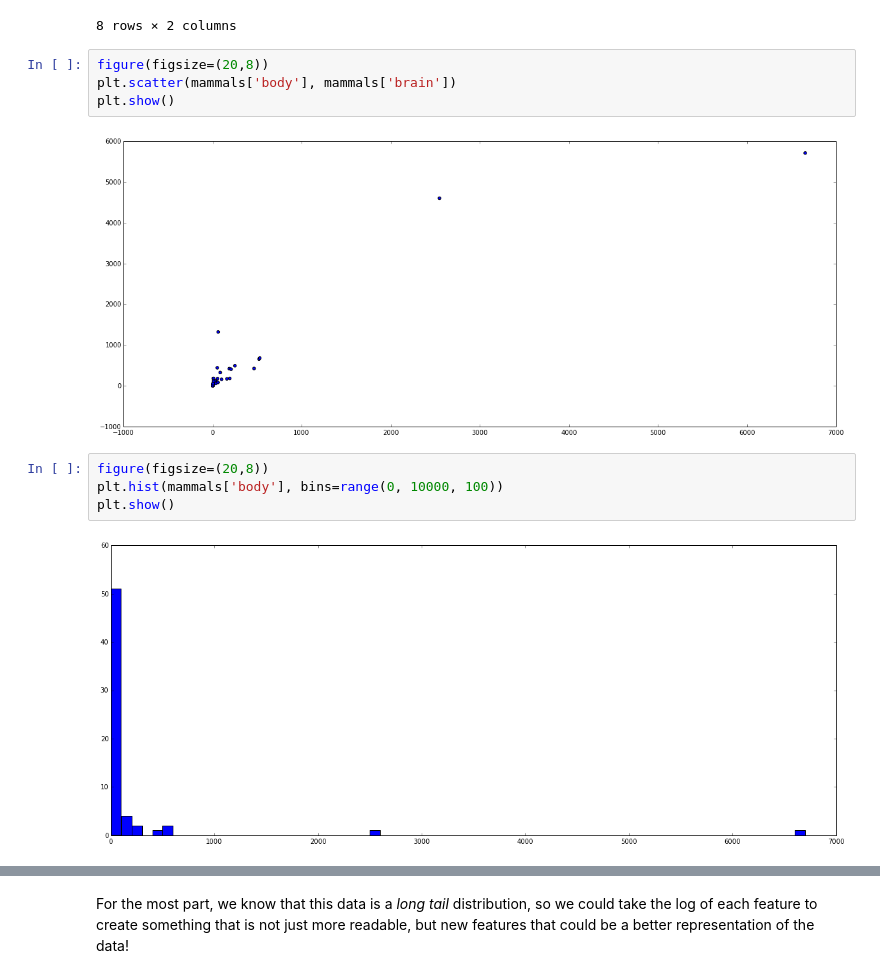
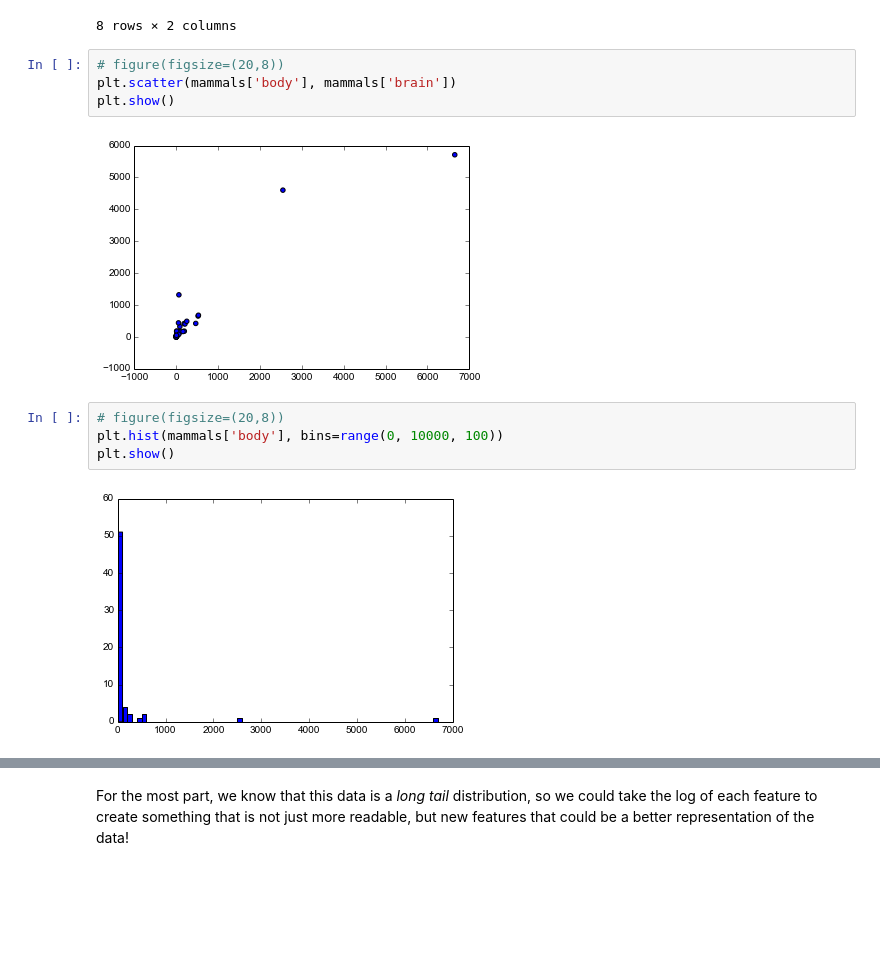
Before and after one commit to khnlimit/DS_HK_2, a Jupyter notebook: notebooks/05 - Linear Regression.ipynb, the cells around one changed output, grey strips where cells are left out. Saved outputs shown, nothing was run; the diff lists cells and outputs as text; blank space fills up the shorter version.

```diff
--- a/notebooks/05 - Linear Regression.ipynb
+++ b/notebooks/05 - Linear Regression.ipynb
@@ -272,15 +272,15 @@ mammals.describe()
 | max | 6654.000000 | 5712.000000 |
 8 rows × 2 columns
 # %%
-figure(figsize=(20,8))
+# figure(figsize=(20,8))
 plt.scatter(mammals['body'], mammals['brain'])
 plt.show()
 # %% [output]
-[figure, old version]
+[figure, new version]
 # %%
-figure(figsize=(20,8))
+# figure(figsize=(20,8))
 plt.hist(mammals['body'], bins=range(0, 10000, 100))
 plt.show()
 # %% [output]
-[figure, old version]
+[figure, new version]
 # %%
```
Also changed, not shown: parts of 6 cells of this notebook.
